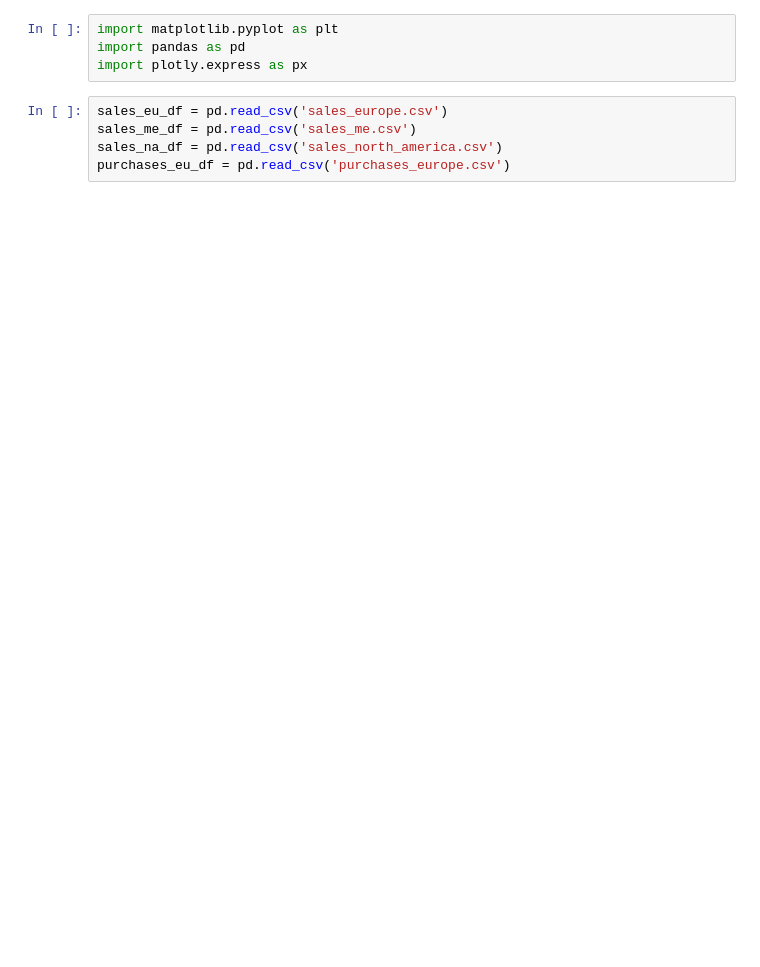
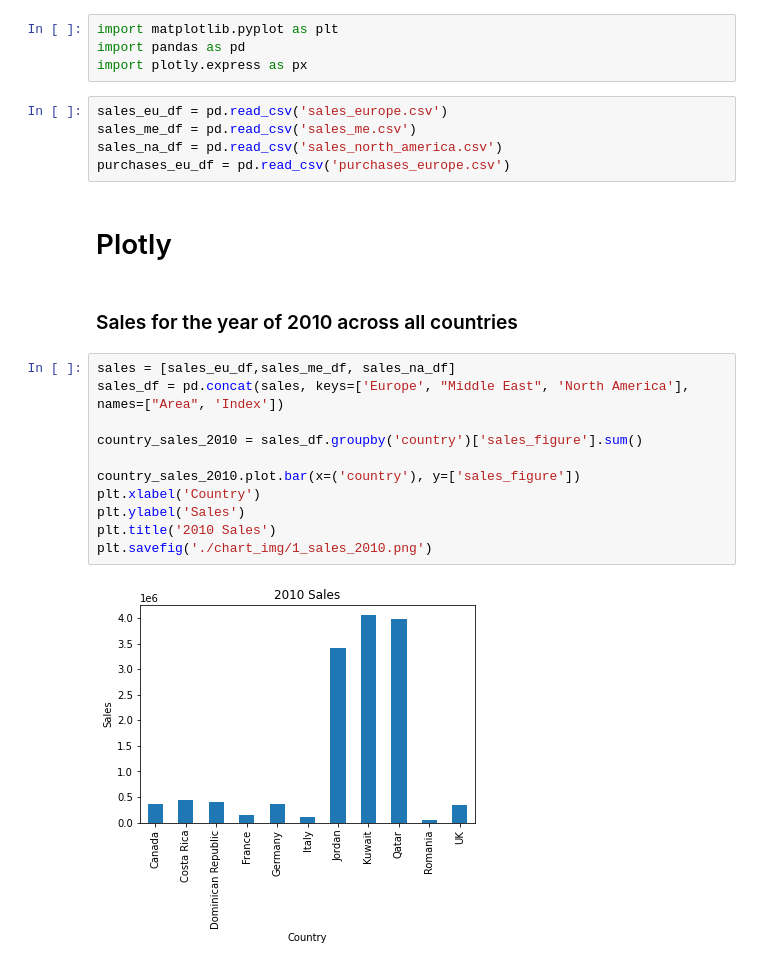
Before and after one commit to Jonty-Lees/chart_visulization_assignment, a Jupyter notebook: notebook.ipynb, the cells around one changed output. Cells and saved outputs as stored; diff of their text form; blank space fills up the shorter version.

```diff
--- a/notebook.ipynb
+++ b/notebook.ipynb
@@ -30,3 +29,20 @@ sales_eu_df = pd.read_csv('sales_europe.csv')
 sales_me_df = pd.read_csv('sales_me.csv')
 sales_na_df = pd.read_csv('sales_north_america.csv')
 purchases_eu_df = pd.read_csv('purchases_europe.csv')
+# %% [markdown]
+# Plotly
+# %% [markdown]
+### Sales for the year of 2010 across all countries
+# %%
+sales = [sales_eu_df,sales_me_df, sales_na_df]
+sales_df = pd.concat(sales, keys=['Europe', "Middle East", 'North America'], names=["Area", 'Index'])
+
+country_sales_2010 = sales_df.groupby('country')['sales_figure'].sum()
+
+country_sales_2010.plot.bar(x=('country'), y=['sales_figure'])
+plt.xlabel('Country')
+plt.ylabel('Sales')
+plt.title('2010 Sales')
+plt.savefig('./chart_img/1_sales_2010.png')
+# %% [output]
+[figure, added]
```
Also changed, not shown: parts of 19 cells of this notebook, 15 other files.
